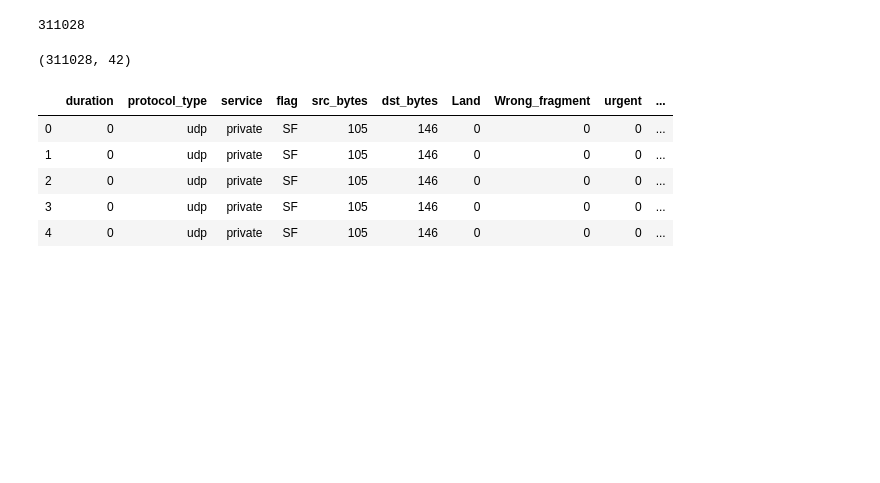
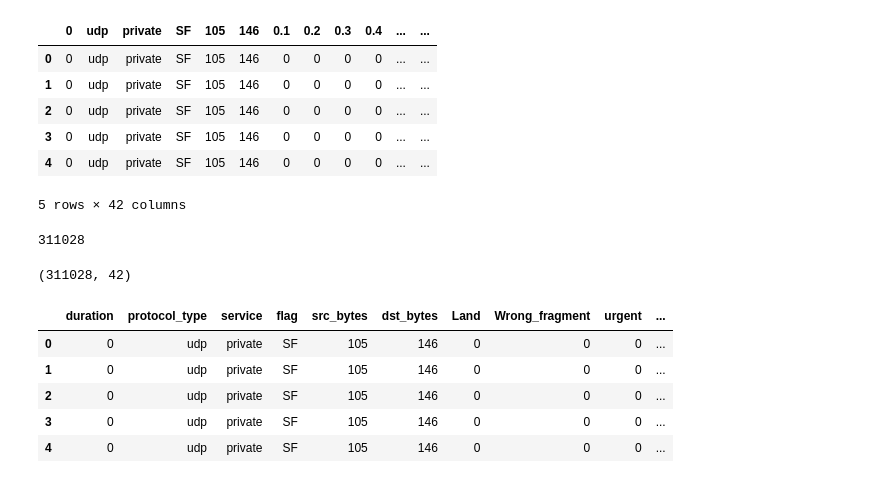
Before and after one commit to rachana5198/Network-Anomaly-Detection, a Jupyter notebook: NetworkAnomalyDetection.ipynb, the cells around one changed output. Cells and saved outputs as stored; diff of their text form; code cells hidden in the pictures; blank space fills up the shorter version.

```diff
--- a/NetworkAnomalyDetection.ipynb
+++ b/NetworkAnomalyDetection.ipynb
@@ -11,3 +9,34 @@ df1 = pd.read_csv('dataset.csv')
+# %%
+import types
+import pandas as pd
+from botocore.client import Config
+import ibm_boto3
+
+def __iter__(self): return 0
+
+# @hidden_cell
+# The following code accesses a file in your IBM Cloud Object Storage. It includes your credentials.
+# You might want to remove those credentials before you share the notebook.
+client_22f53540908848798b4166f948bdff2b = ibm_boto3.client(service_name='s3',
+    ibm_api_key_id='MqEyd9-Nyn2MtOvFxILs99LzXETStPY3S146gPlsIzzY',
+    ibm_auth_endpoint="https://iam.eu-gb.bluemix.net/oidc/token",
+    config=Config(signature_version='oauth'),
+    endpoint_url='https://s3.eu-geo.objectstorage.service.networklayer.com')
+
+body = client_22f53540908848798b4166f948bdff2b.get_object(Bucket='anomalydetection-donotdelete-pr-6so6chnp8hd1a1',Key='dataset.csv')['Body']
+# add missing __iter__ method, so pandas accepts body as file-like object
+if not hasattr(body, "__iter__"): body.__iter__ = types.MethodType( __iter__, body )
+
+df1 = pd.read_csv(body)
+df1.head()
+# %% [output]
+|  | 0 | udp | private | SF | 105 | 146 | 0.1 | 0.2 | 0.3 | 0.4 | ... | ... |
+| 0 | 0 | udp | private | SF | 105 | 146 | 0 | 0 | 0 | 0 | ... | ... |
+| 1 | 0 | udp | private | SF | 105 | 146 | 0 | 0 | 0 | 0 | ... | ... |
+| 2 | 0 | udp | private | SF | 105 | 146 | 0 | 0 | 0 | 0 | ... | ... |
+| 3 | 0 | udp | private | SF | 105 | 146 | 0 | 0 | 0 | 0 | ... | ... |
+| 4 | 0 | udp | private | SF | 105 | 146 | 0 | 0 | 0 | 0 | ... | ... |
+5 rows × 42 columns
 # %%
 len(df1)
 # %% [output]
```
Also changed, not shown: parts of 33 cells of this notebook.
